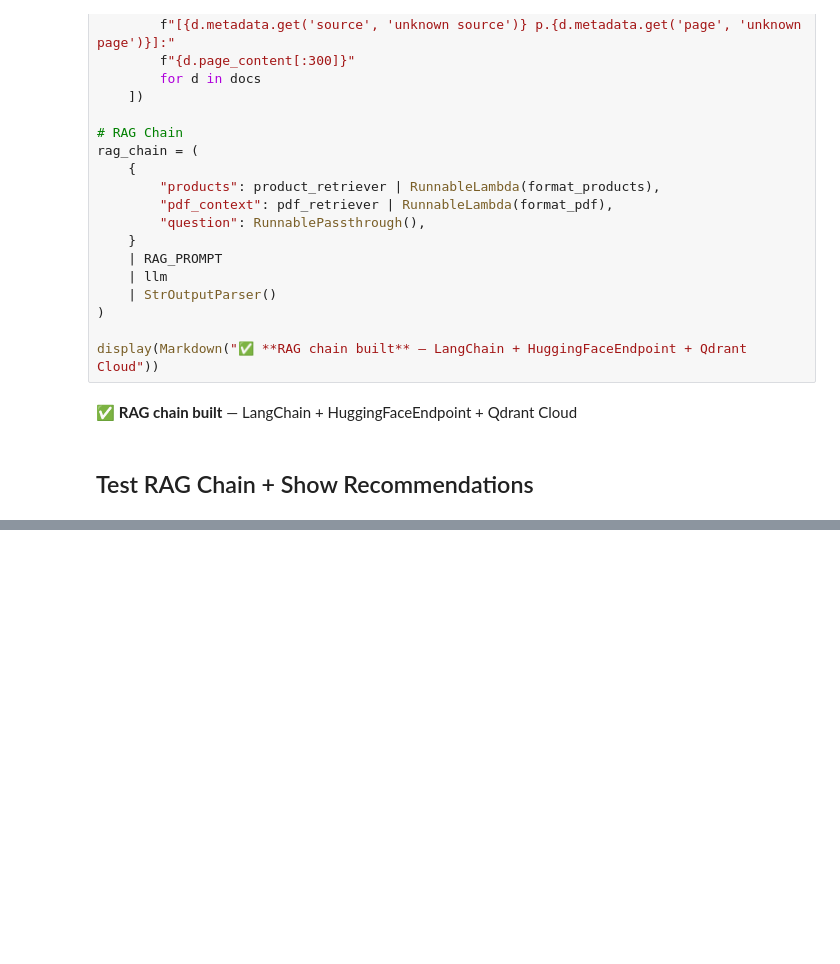
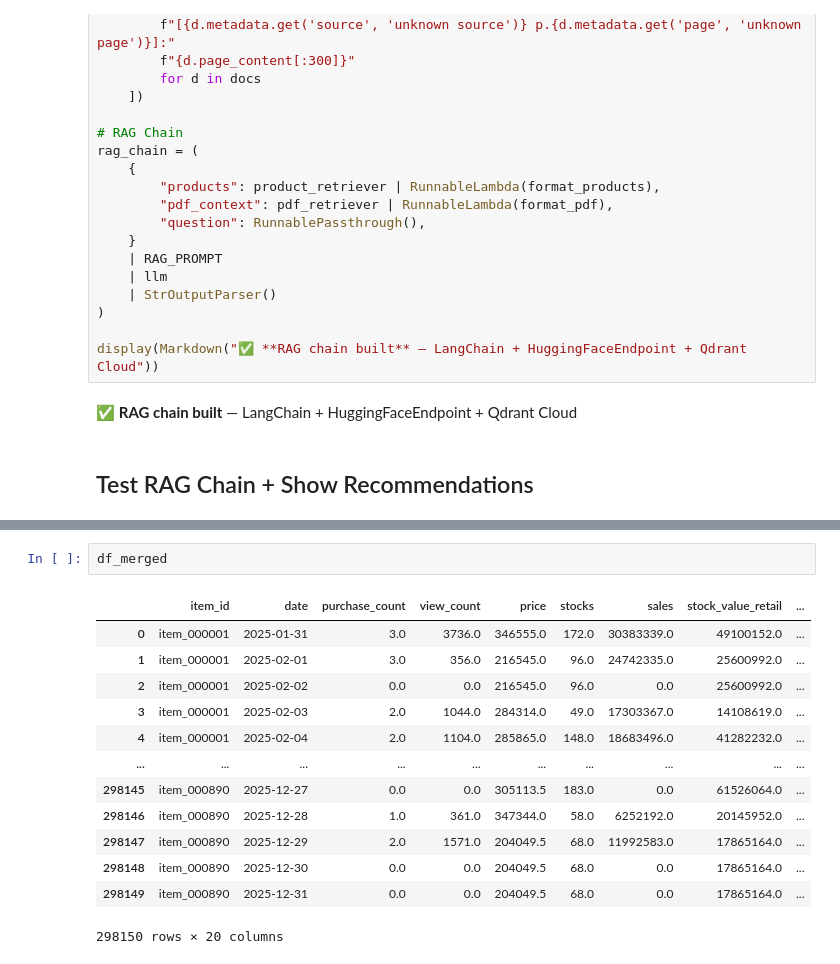
Before and after one commit to Mipjeiger/Fashion-recommendation-RAG-Finetuing-LLM-ML-Engineer-end-to-end, a Jupyter notebook: pipelines/ai_engineer/LLM/llm_integration.ipynb, the cells around one changed output, grey strips where cells are left out. Cells and saved outputs as stored; diff of their text form; blank space fills up the shorter version.

```diff
--- a/pipelines/ai_engineer/LLM/llm_integration.ipynb
+++ b/pipelines/ai_engineer/LLM/llm_integration.ipynb
@@ -1504,0 +1566,16 @@ Show me trending ZARA brand with casual ocassion and price under Rp.327728
+# %%
+df_merged
+# %% [output]
+|  | item_id | date | purchase_count | view_count | price | stocks | sales | stock_value_retail | ... |
+| 0 | item_000001 | 2025-01-31 | 3.0 | 3736.0 | 346555.0 | 172.0 | 30383339.0 | 49100152.0 | ... |
+| 1 | item_000001 | 2025-02-01 | 3.0 | 356.0 | 216545.0 | 96.0 | 24742335.0 | 25600992.0 | ... |
+| 2 | item_000001 | 2025-02-02 | 0.0 | 0.0 | 216545.0 | 96.0 | 0.0 | 25600992.0 | ... |
+| 3 | item_000001 | 2025-02-03 | 2.0 | 1044.0 | 284314.0 | 49.0 | 17303367.0 | 14108619.0 | ... |
+| 4 | item_000001 | 2025-02-04 | 2.0 | 1104.0 | 285865.0 | 148.0 | 18683496.0 | 41282232.0 | ... |
+| ... | ... | ... | ... | ... | ... | ... | ... | ... | ... |
+| 298145 | item_000890 | 2025-12-27 | 0.0 | 0.0 | 305113.5 | 183.0 | 0.0 | 61526064.0 | ... |
+| 298146 | item_000890 | 2025-12-28 | 1.0 | 361.0 | 347344.0 | 58.0 | 6252192.0 | 20145952.0 | ... |
+| 298147 | item_000890 | 2025-12-29 | 2.0 | 1571.0 | 204049.5 | 68.0 | 11992583.0 | 17865164.0 | ... |
+| 298148 | item_000890 | 2025-12-30 | 0.0 | 0.0 | 204049.5 | 68.0 | 0.0 | 17865164.0 | ... |
+| 298149 | item_000890 | 2025-12-31 | 0.0 | 0.0 | 204049.5 | 68.0 | 0.0 | 17865164.0 | ... |
+298150 rows × 20 columns
```
Also changed, not shown: parts of 18 cells of this notebook, 18 other files.
